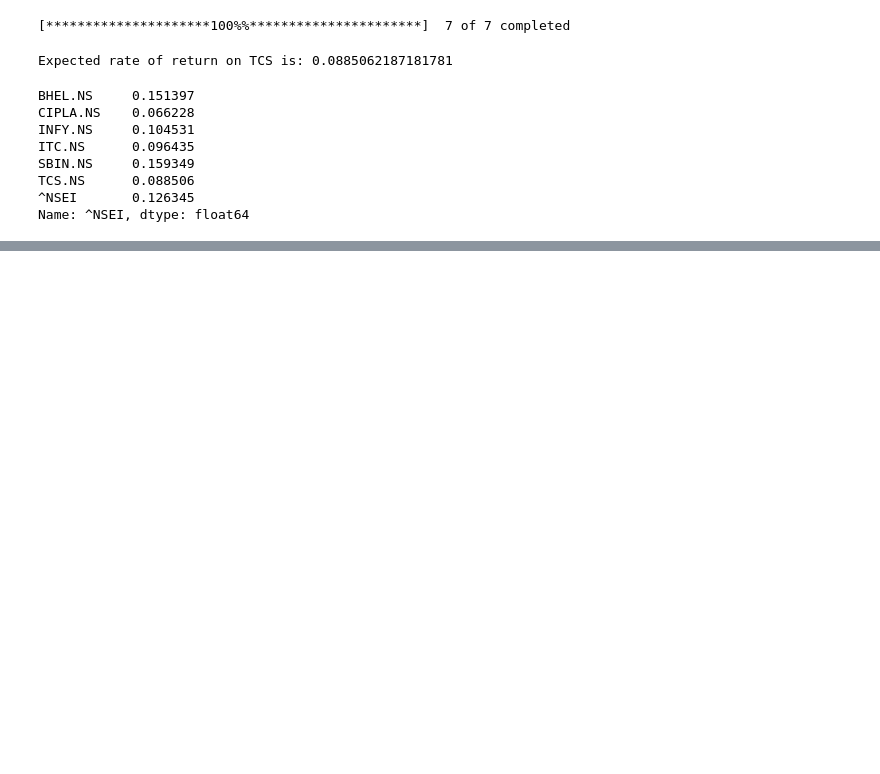
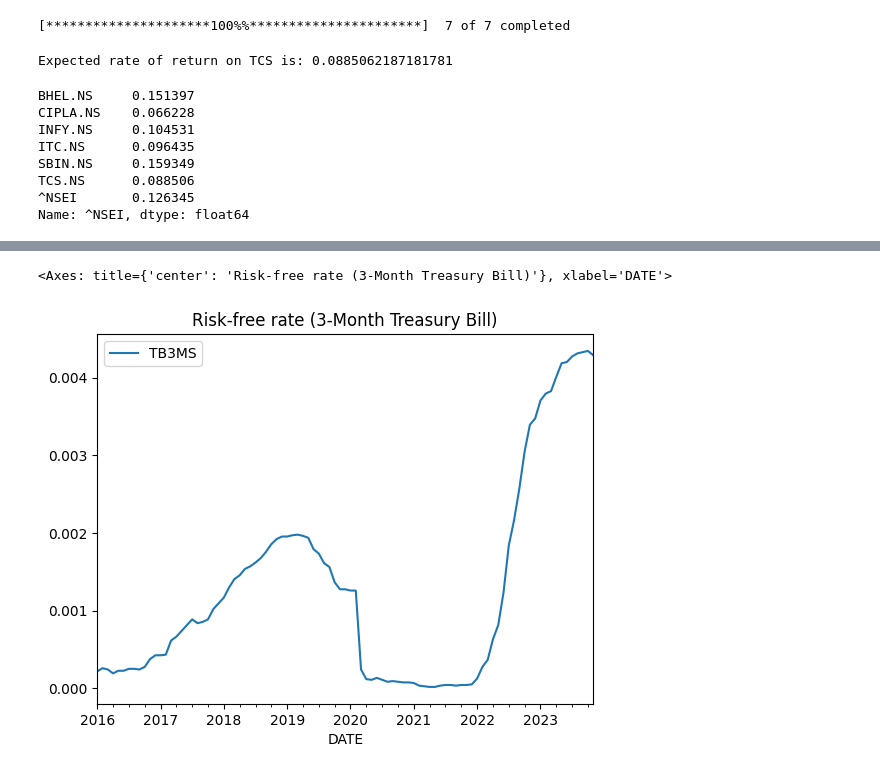
Before and after one commit to Ravindra1972/Anaytics-in-finance-using-Python, a Jupyter notebook: CAPM.ipynb, the cells around one changed output, grey strips where cells are left out. Drawn from its saved outputs; the diff is of its cells as text; code cells hidden in the pictures; blank space fills up the shorter version.

```diff
--- a/CAPM.ipynb
+++ b/CAPM.ipynb
@@ -35,0 +41,6 @@ Name: ^NSEI, dtype: float64
+# %%
+#Specify the risky asset, the benchmark, and the time horizon
+RISKY_ASSET = "AMZN"
+MARKET_BENCHMARK = "^GSPC"
+START_DATE = "2016-01-01"
+END_DATE = "2023-12-08"
@@ -35,0 +134,11 @@ Name: ^NSEI, dtype: float64
+# %%
+rf = web.DataReader(
+"TB3MS", "fred", start=START_DATE, end=END_DATE
+)
+# %%
+rf = (1 + (rf / 100)) ** (1 / 12) - 1
+# %%
+rf.plot(title="Risk-free rate (3-Month Treasury Bill)")
+# %% [output]
+<Axes: title={'center': 'Risk-free rate (3-Month Treasury Bill)'}, xlabel='DATE'>
+[figure, added]
```
Also changed, not shown: parts of 19 cells of this notebook.
